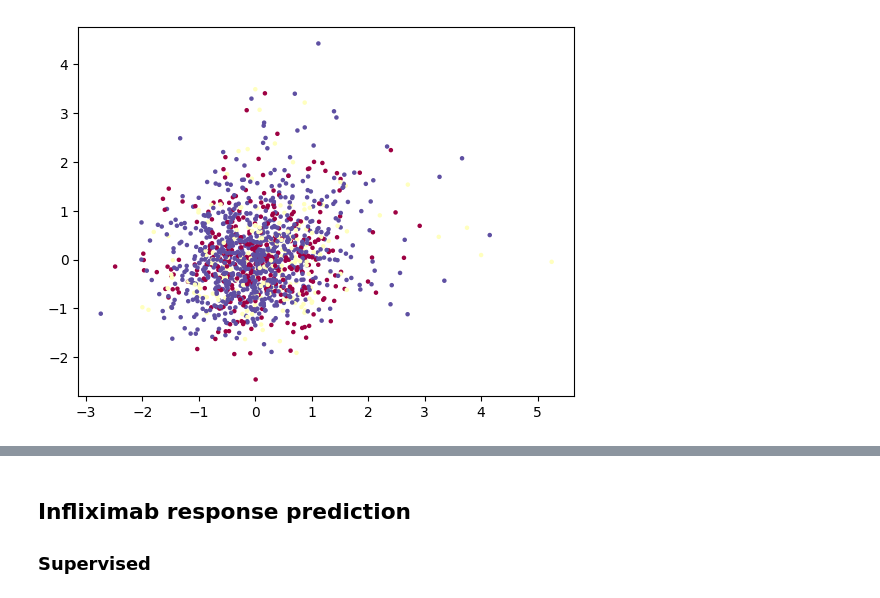
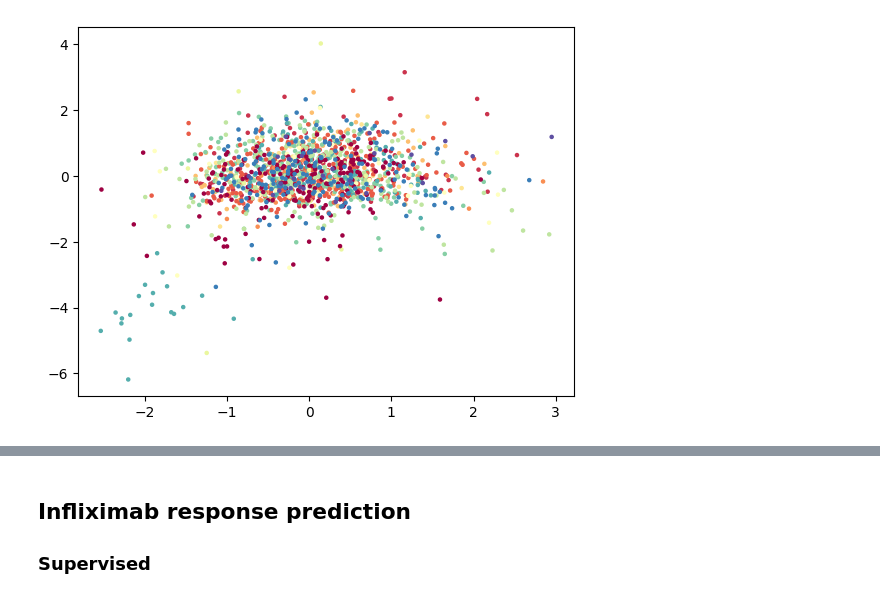
Before and after one commit to MaciejPiernik/ibd, a Jupyter notebook: ibd/notebooks/experiment_playground.ipynb, the cells around one changed output, grey strips where cells are left out. Saved outputs shown, nothing was run; the diff lists cells and outputs as text; code cells hidden in the pictures.

```diff
--- a/ibd/notebooks/experiment_playground.ipynb
+++ b/ibd/notebooks/experiment_playground.ipynb
@@ -136,10 +136,10 @@ def quantile_normalization(df):
 # %%
 db_robust_zscore_normalized = robust_zscore_normalization_per_dataset(db, dataset_label)
 # %%
-plt.scatter(db_robust_zscore_normalized.iloc[:, 1001], db_robust_zscore_normalized.iloc[:, 1100], c=pd.Categorical(metadata.disease).codes, cmap='Spectral', s=5)
+plt.scatter(db_robust_zscore_normalized.iloc[:, 100], db_robust_zscore_normalized.iloc[:, 101], c=pd.Categorical(dataset_label).codes, cmap='Spectral', s=5)
 plt.show()
 # %% [output]
-[figure, old version]
+[figure, new version]
 # %%
 # Create UMAP embedding
 umap_embedding = umap.UMAP().fit_transform(db_robust_zscore_normalized)
```
Also changed, not shown: parts of 4 cells of this notebook, 5 other files.
